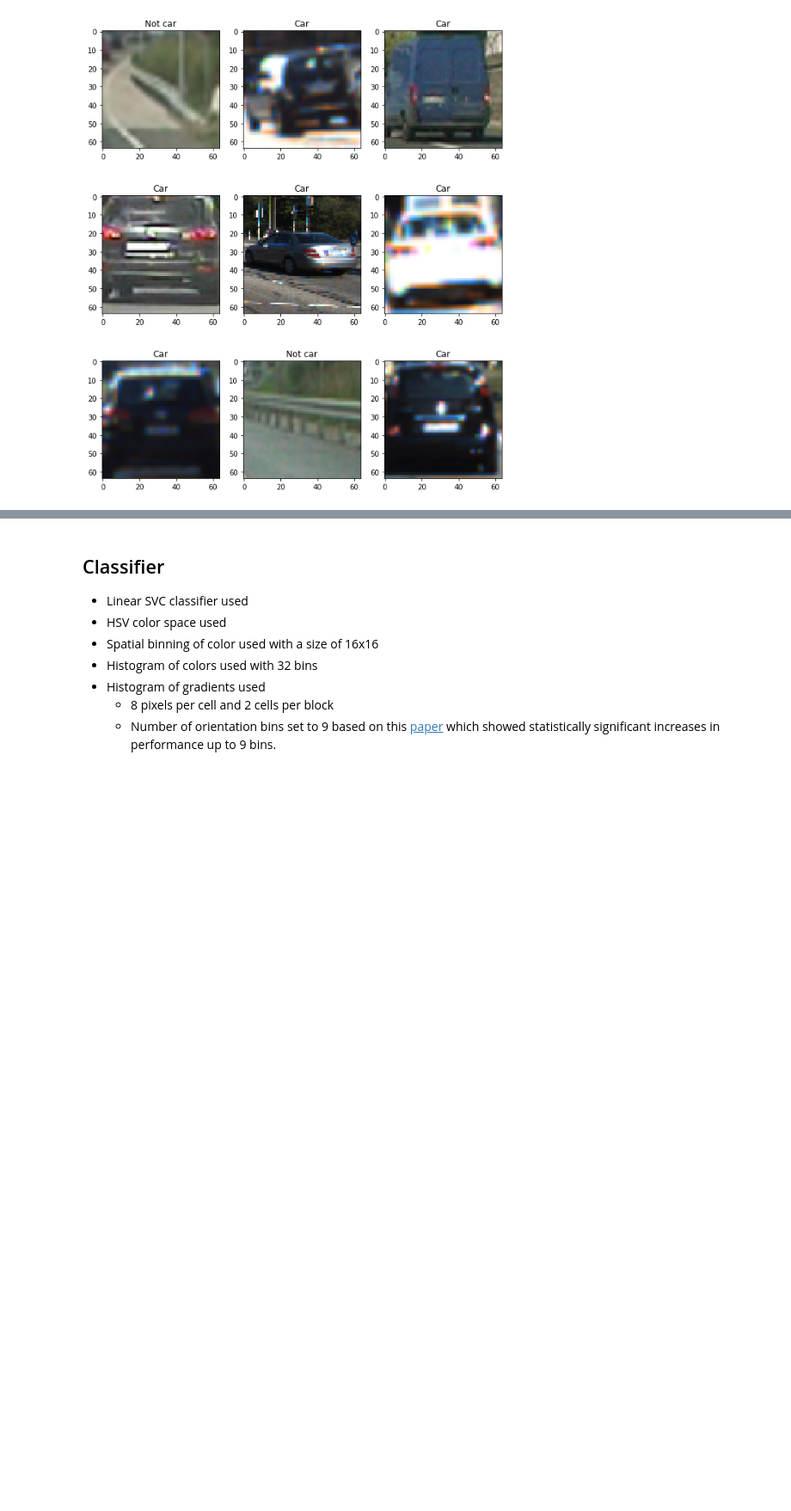
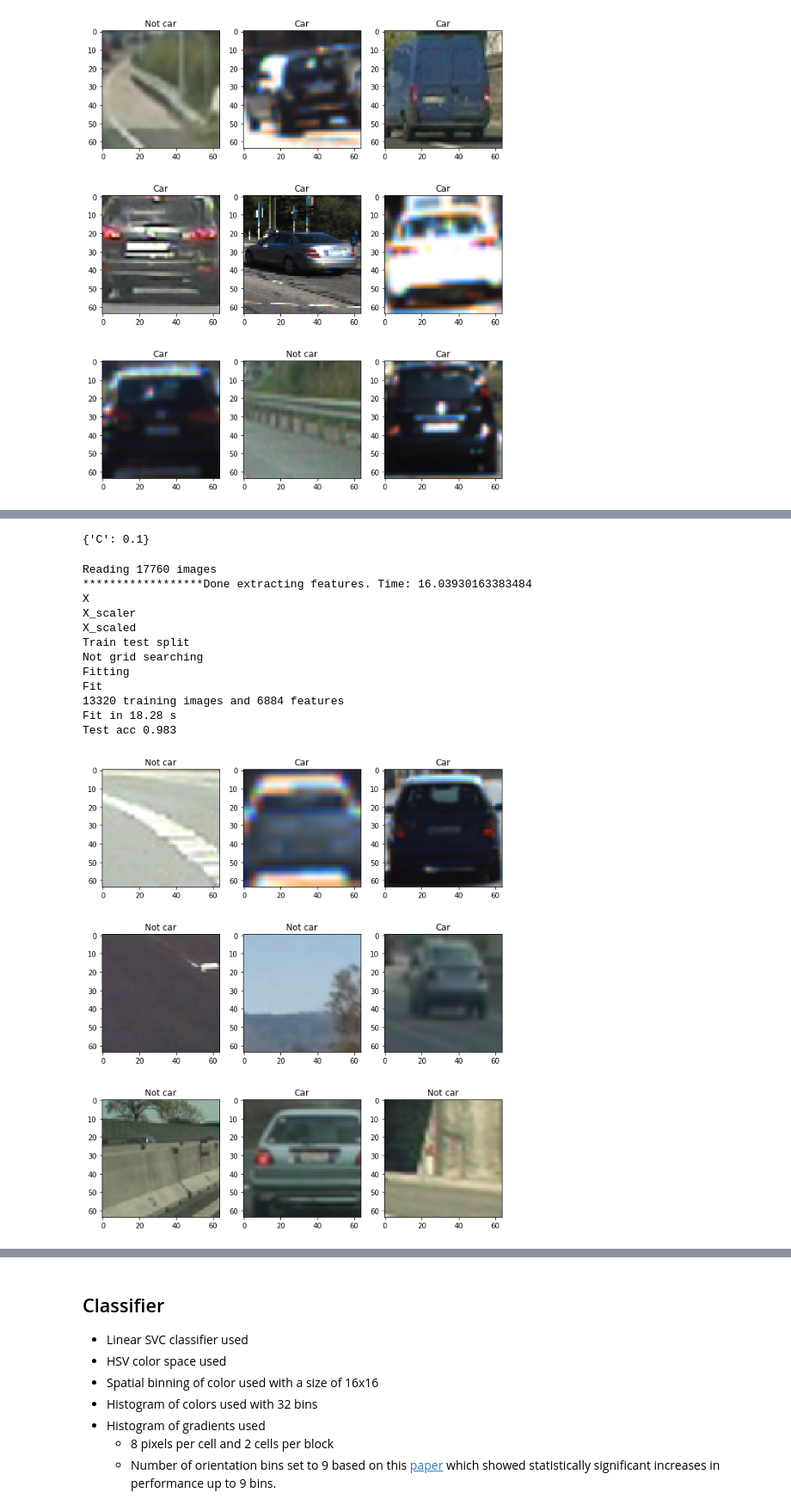
Before and after one commit to sketchc89/VehicleDetectionTracking-P5, a Jupyter notebook: VehicleDetectionTracking.ipynb, the cells around one changed output, grey strips where cells are left out. Shown at 86% size. Saved outputs shown, nothing was run; the diff lists cells and outputs as text; code cells hidden in the pictures; blank space fills up the shorter version.

```diff
--- a/VehicleDetectionTracking.ipynb
+++ b/VehicleDetectionTracking.ipynb
@@ -48,0 +83,23 @@ Test acc 0.985
+# %%
+classifier.best_params_
+# %% [output]
+{'C': 0.1}
+# %%
+classifier_4, scaler_4 = train_car_classifier_opencv('./data/vehicles/',
+                                                 './data/non-vehicles/',
+                                                 show=True,
+                                                 grid_search=False)
+# %% [output]
+Reading 17760 images
+******************Done extracting features. Time: 16.03930163383484
+X
+X_scaler
+X_scaled
+Train test split
+Not grid searching
+Fitting
+Fit
+13320 training images and 6884 features
+Fit in 18.28 s
+Test acc 0.983
+[figure, added]
```
Also changed, not shown: parts of 30 cells of this notebook.
